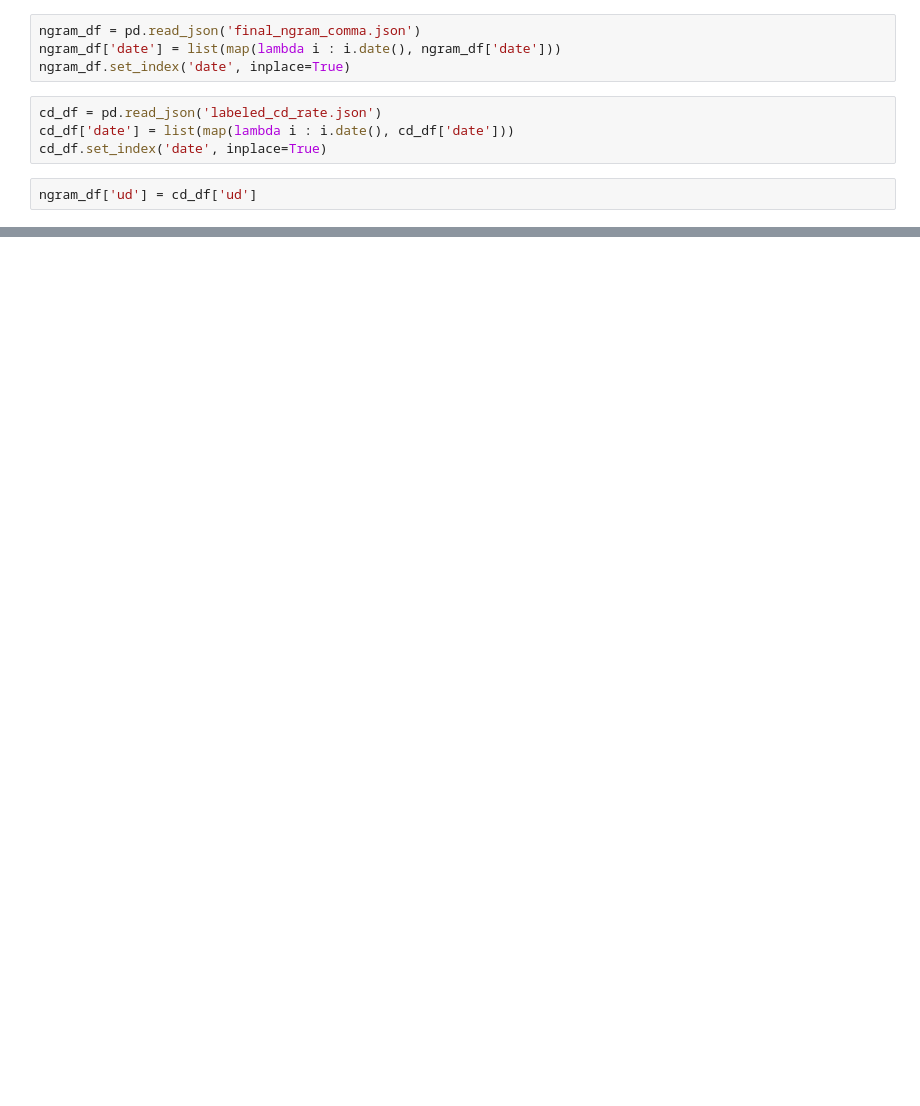
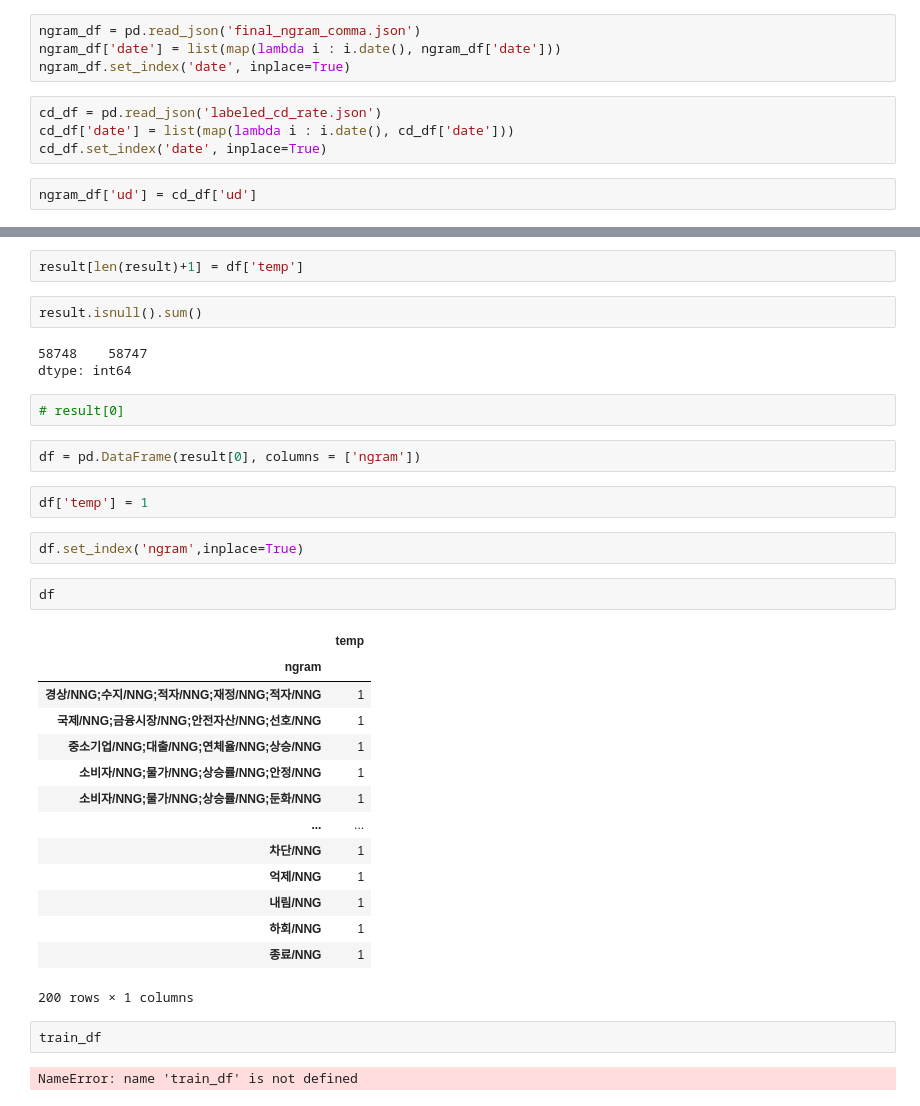
Before and after one commit to Dev-hottae/bok_project, a Jupyter notebook: a.ipynb, the cells around one changed output, grey strips where cells are left out. Cells and saved outputs as stored; diff of their text form; blank space fills up the shorter version.

```diff
--- a/a.ipynb
+++ b/a.ipynb
@@ -640,0 +877,36 @@ nbc.init_df.head(50)
+# %%
+result[len(result)+1] = df['temp']
+# %%
+result.isnull().sum()
+# %% [output]
+58748    58747
+dtype: int64
+# %%
+# result[0]
+# %%
+df = pd.DataFrame(result[0], columns = ['ngram'])
+# %%
+df['temp'] = 1
+# %%
+df.set_index('ngram',inplace=True)
+# %%
+df
+# %% [output]
+|  | temp |
+| ngram |  |
+| 경상/NNG;수지/NNG;적자/NNG;재정/NNG;적자/NNG | 1 |
+| 국제/NNG;금융시장/NNG;안전자산/NNG;선호/NNG | 1 |
+| 중소기업/NNG;대출/NNG;연체율/NNG;상승/NNG | 1 |
+| 소비자/NNG;물가/NNG;상승률/NNG;안정/NNG | 1 |
+| 소비자/NNG;물가/NNG;상승률/NNG;둔화/NNG | 1 |
+| ... | ... |
+| 차단/NNG | 1 |
+| 억제/NNG | 1 |
+| 내림/NNG | 1 |
+| 하회/NNG | 1 |
+| 종료/NNG | 1 |
+200 rows × 1 columns
+# %%
+train_df
+# %% [output]
+NameError: name 'train_df' is not defined
```
Also changed, not shown: parts of 41 cells of this notebook, 1 other file.
